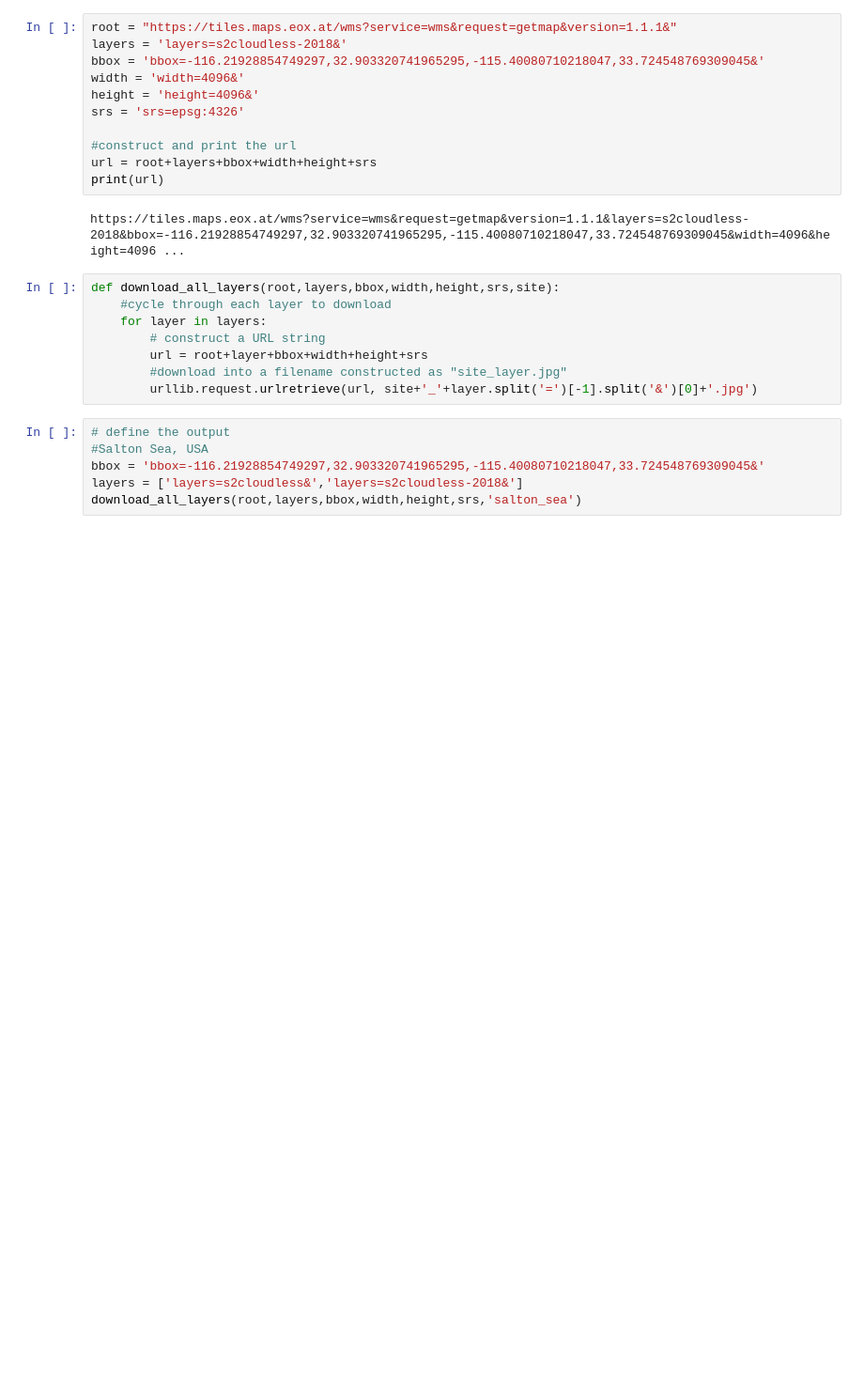
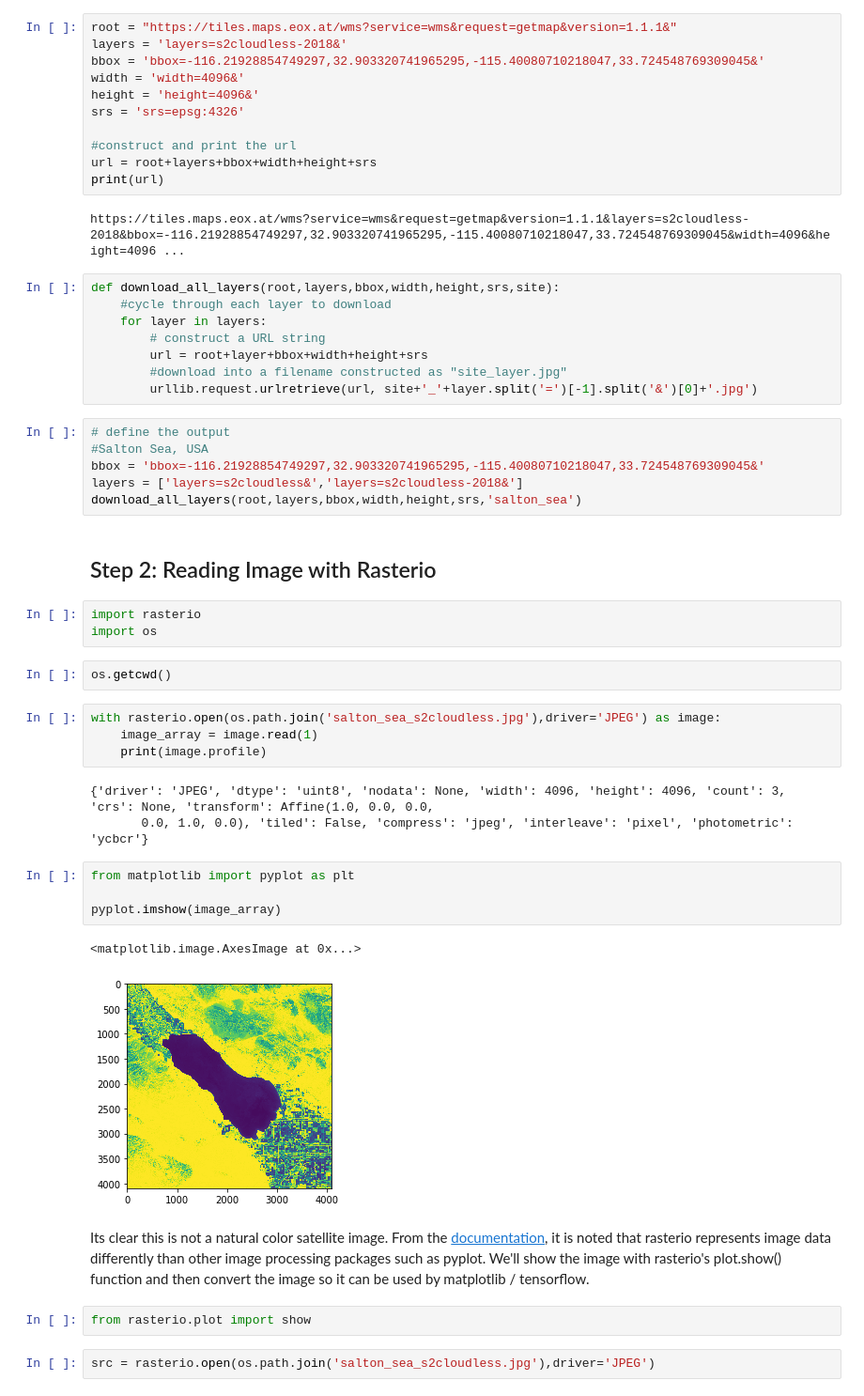
Before and after one commit to dsmoot/LP_satellite_imagery, a Jupyter notebook: 1_Getting_Started.ipynb, the cells around one changed output. Shown at 94% size. Drawn from its saved outputs; the diff is of its cells as text; blank space fills up the shorter version.

Commit message:
updated step 2

```diff
--- a/1_Getting_Started.ipynb
+++ b/1_Getting_Started.ipynb
@@ -80,3 +82,30 @@ def download_all_layers(root,layers,bbox,width,height,srs,site):
 bbox = 'bbox=-116.21928854749297,32.903320741965295,-115.40080710218047,33.724548769309045&'
 layers = ['layers=s2cloudless&','layers=s2cloudless-2018&']
 download_all_layers(root,layers,bbox,width,height,srs,'salton_sea')
+# %% [markdown]
+## Step 2: Reading Image with Rasterio
+# %%
+import rasterio
+import os
+# %%
+os.getcwd()
+# %%
+with rasterio.open(os.path.join('salton_sea_s2cloudless.jpg'),driver='JPEG') as image:
+    image_array = image.read(1)
+    print(image.profile)
+# %% [output]
+{'driver': 'JPEG', 'dtype': 'uint8', 'nodata': None, 'width': 4096, 'height': 4096, 'count': 3, 'crs': None, 'transform': Affine(1.0, 0.0, 0.0,
+       0.0, 1.0, 0.0), 'tiled': False, 'compress': 'jpeg', 'interleave': 'pixel', 'photometric': 'ycbcr'}
+# %%
+from matplotlib import pyplot as plt
+
+pyplot.imshow(image_array)
+# %% [output]
+<matplotlib.image.AxesImage at 0x...>
+[figure, added]
+# %% [markdown]
+Its clear this is not a natural color satellite image. From the [documentation](https://rasterio.readthedocs.io/en/latest/topics/image_processing.html), it is noted that rasterio represents image data differently than other image processing packages such as pyplot. We'll show the image with rasterio's  plot.show() function and then convert the image so it can be used by matplotlib / tensorflow.
+# %%
+from rasterio.plot import show
+# %%
+src = rasterio.open(os.path.join('salton_sea_s2cloudless.jpg'),driver='JPEG')
```
Also changed, not shown: parts of 13 cells of this notebook.
